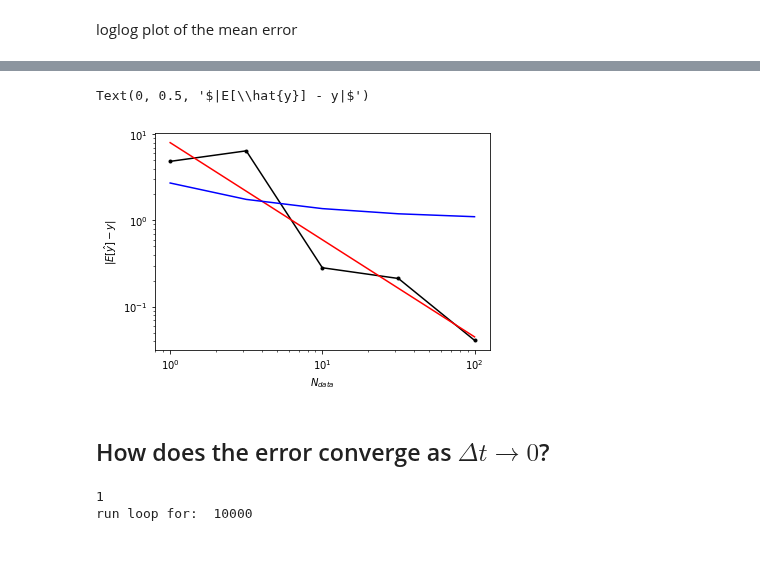
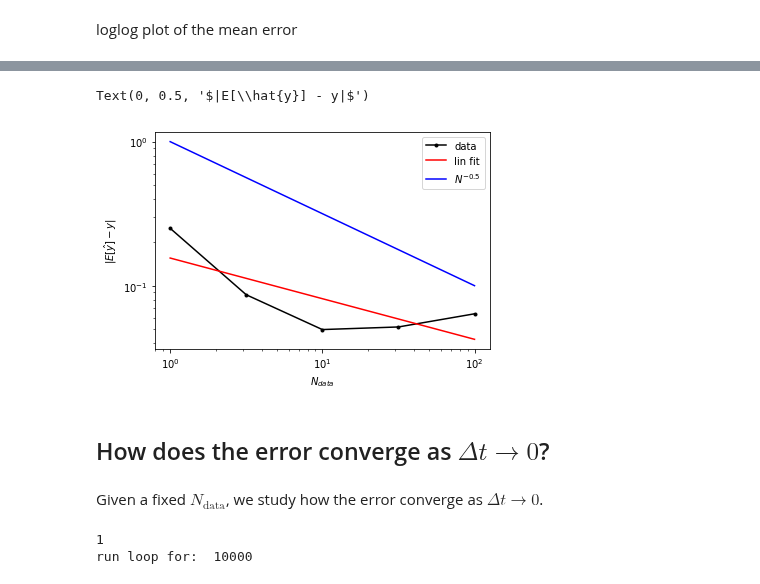
Before and after one commit to robineriksson/BAIP, a Jupyter notebook: modelProblem/CODE/exploreModel.ipynb, the cells around one changed output, grey strips where cells are left out. Saved outputs shown, nothing was run; the diff lists cells and outputs as text; code cells hidden in the pictures; blank space fills up the shorter version.

```diff
--- a/modelProblem/CODE/exploreModel.ipynb
+++ b/modelProblem/CODE/exploreModel.ipynb
@@ -288,10 +275,10 @@ class Gprior:
 Generate an observation, $z_\text{obs}$!
 # %%
 theta_true = -2.5
-delta_T = 0.25
+delta_T = 0.1
 t_vec = np.linspace(0,1,int(1/delta_T))
 y_true = model_analytic(theta_true, t_vec)
-scale = 0.5
+scale = 0.1
 N_data = 100
 z_obs = np.empty([N_data, len(y_true)])
 for i in range(N_data):
@@ -311,8 +298,10 @@ model = MetropolisHastings(prior=Gprior(0, 10, log), noise=Gprior(0,scale, log),
 
 N_sample = 1000
 start = -2.5
-step = 0.6
-N_lookat = 100
+step = 1
+N_lookat = 10
 model.fit(z_obs[:N_lookat,:], N_sample, start, step, silent=False)
+
+np.mean(model.getPosterior(thin=0.1))
 # %% [output]
 run loop for:  1000
@@ -359,8 +369,7 @@ model = MetropolisHastings(prior=Gprior(0, 10, log), noise=Gprior(0,scale, log),
 for i in N_vec:
     likeMean = []
     for j in range(rep):
-        # we also divide by i to get the "mean"
-        likeMean.append(model.likelihood(z_obs[np.random.choice(N_data, i, replace=False),:], theta) / i)
+        likeMean.append(model.likelihood(z_obs[np.random.choice(N_data, i, replace=False),:], theta) )
     df_like["N:" + str(i)] = likeMean
 
 print(df_like.iloc[:,1:].mean())
@@ -394,12 +407,12 @@ We see that the solution in convering to the wrong answer.
 # %%
 N_vec = np.logspace(0,2,5)
 theta_start = -2.5
-rep = 100
+rep = 25
 df_bias = pd.DataFrame({"id":range(rep)})
 
 ## MCMC parameters
-N_sample = 500
-step_vec = [10, 10, 2, 1, 0.6]
+N_sample = 10000
+step_vec = [1, 1, 1, 1, 1]
 
 np.random.seed(0)
 for i in range(len(N_vec)):
@@ -412,6 +425,7 @@ for i in range(len(N_vec)):
         posterior = model.getPosterior()
         biasEst.append(comp_bias(posterior, theta_true))
     df_bias["N:" + str(N)] = np.abs(biasEst)
+print("done")
 # %% [output]
 1
 3
@@ -452,14 +467,17 @@ pval = np.polyval(pfit, np.log(N_vec))
 # %%
 plt.loglog(N_vec, meanvec, '.-k')
 plt.loglog(N_vec, np.exp(pval), '-r')
-plt.loglog(N_vec, np.exp(np.sqrt(1/N_vec)), '-b')
+plt.loglog(N_vec, N_vec**(-0.5), '-b')
+plt.legend(["data","lin fit","$N^{-0.5}$"])
 plt.xlabel("$N_{data}$")
 plt.ylabel("$|E[\hat{y}] - y|$")
 # %% [output]
 Text(0, 0.5, '$|E[\\hat{y}] - y|$')
-[figure, old version]
+[figure, new version]
 # %% [markdown]
 ## How does the error converge as $\Delta t \rightarrow 0$?
+# %% [markdown]
+Given a fixed $N_\text{data}$, we study how the error converge as $\Delta t \rightarrow 0$.
 # %%
 delta_T = 1e-4
 #bias = np.empty(len(delta_T_vec))
```
Also changed, not shown: parts of 14 cells of this notebook.
